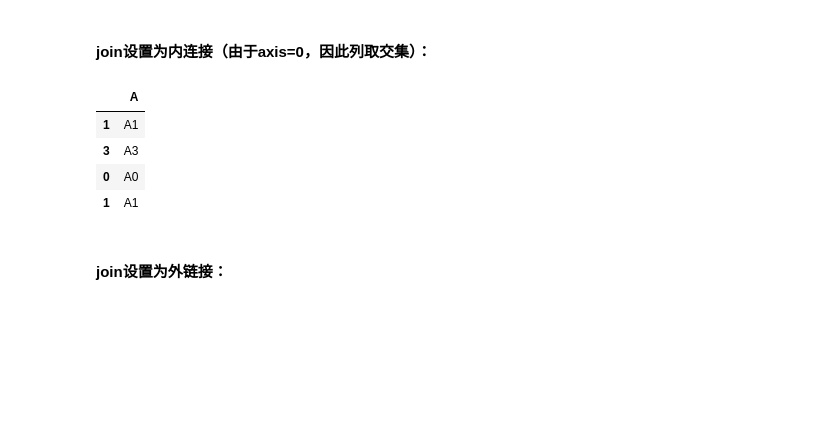
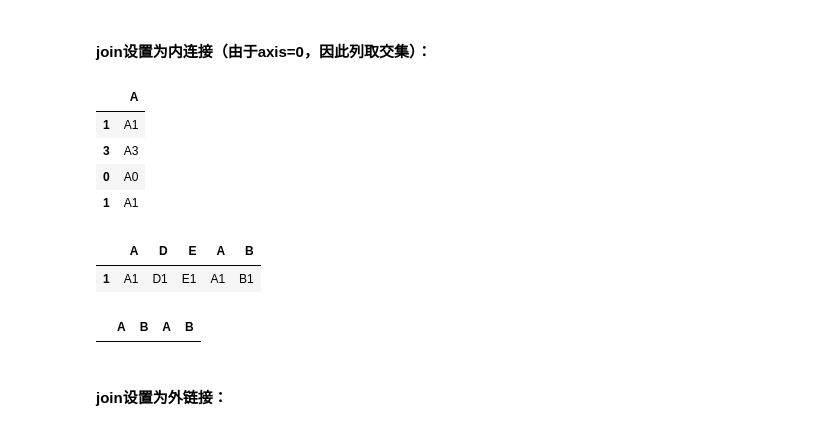
Before and after one commit to Gavince/Python, a Jupyter notebook: 数据分析/Pandas/joyful-pandas/第5章 合并.ipynb, the cells around one changed output. Cells and saved outputs as stored; diff of their text form; code cells hidden in the pictures; blank space fills up the shorter version.

```diff
--- a/数据分析/Pandas/joyful-pandas/第5章 合并.ipynb
+++ b/数据分析/Pandas/joyful-pandas/第5章 合并.ipynb
@@ -249,13 +327,24 @@ pd.concat([df1,df2],axis=1)
 | 3 | NaN | NaN | A3 | B3 |
 # %% [markdown]
 #### join设置为内连接（由于axis=0，因此列取交集）：
+# %%
+# 内连接，按照相同行列的方式进行拼接
+pd.concat([df3,df1], join='inner')
+# %% [output]
+|  | A |
+| 1 | A1 |
+| 3 | A3 |
+| 0 | A0 |
+| 1 | A1 |
+# %%
+# 做列维度元素拼接
+pd.concat([df3, df1], join="inner", axis=1)
+# %% [output]
+|  | A | D | E | A | B |
+| 1 | A1 | D1 | E1 | A1 | B1 |
 # %%
-pd.concat([df3,df1],join='inner')
+pd.concat([df1, df2], join="inner", axis=1)
 # %% [output]
-|  | A |
-| 1 | A1 |
-| 3 | A3 |
-| 0 | A0 |
-| 1 | A1 |
+|  | A | B | A | B |
 # %% [markdown]
 #### join设置为外链接：
```
Also changed, not shown: parts of 30 cells of this notebook, 46 other files.
